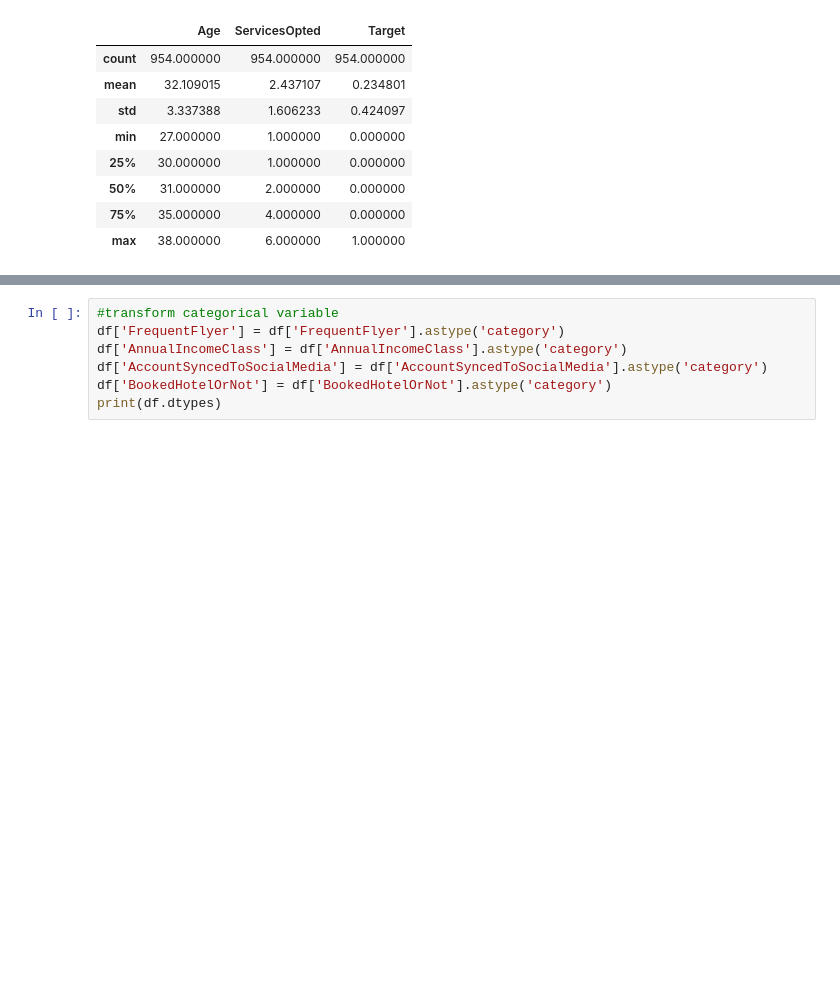
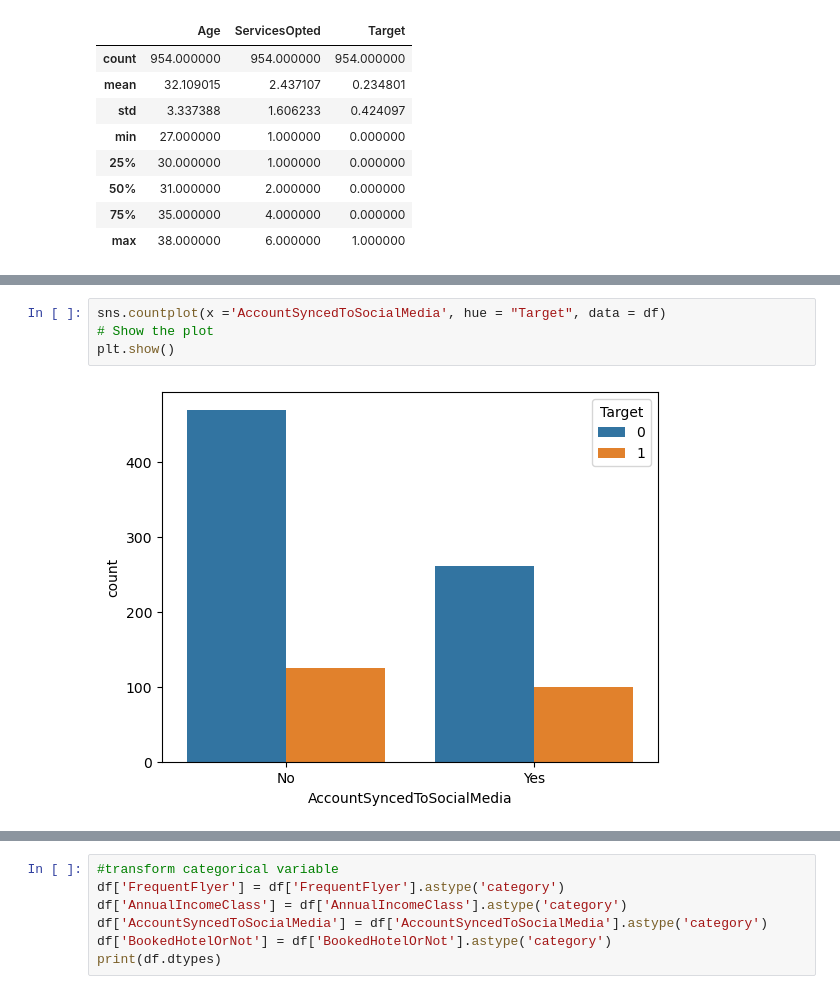
Before and after one commit to marcsteph/Tour-Travels-Customer-Churn-Prediction, a Jupyter notebook: Tour & Travels Customer Churn.ipynb, the cells around one changed output, grey strips where cells are left out. Saved outputs shown, nothing was run; the diff lists cells and outputs as text; blank space fills up the shorter version.

```diff
--- a/Tour & Travels Customer Churn.ipynb
+++ b/Tour & Travels Customer Churn.ipynb
@@ -141,0 +107,6 @@ plt.show()
+# %%
+sns.countplot(x ='AccountSyncedToSocialMedia', hue = "Target", data = df)
+# Show the plot
+plt.show()
+# %% [output]
+[figure, added]
```
Also changed, not shown: parts of 34 cells of this notebook.
